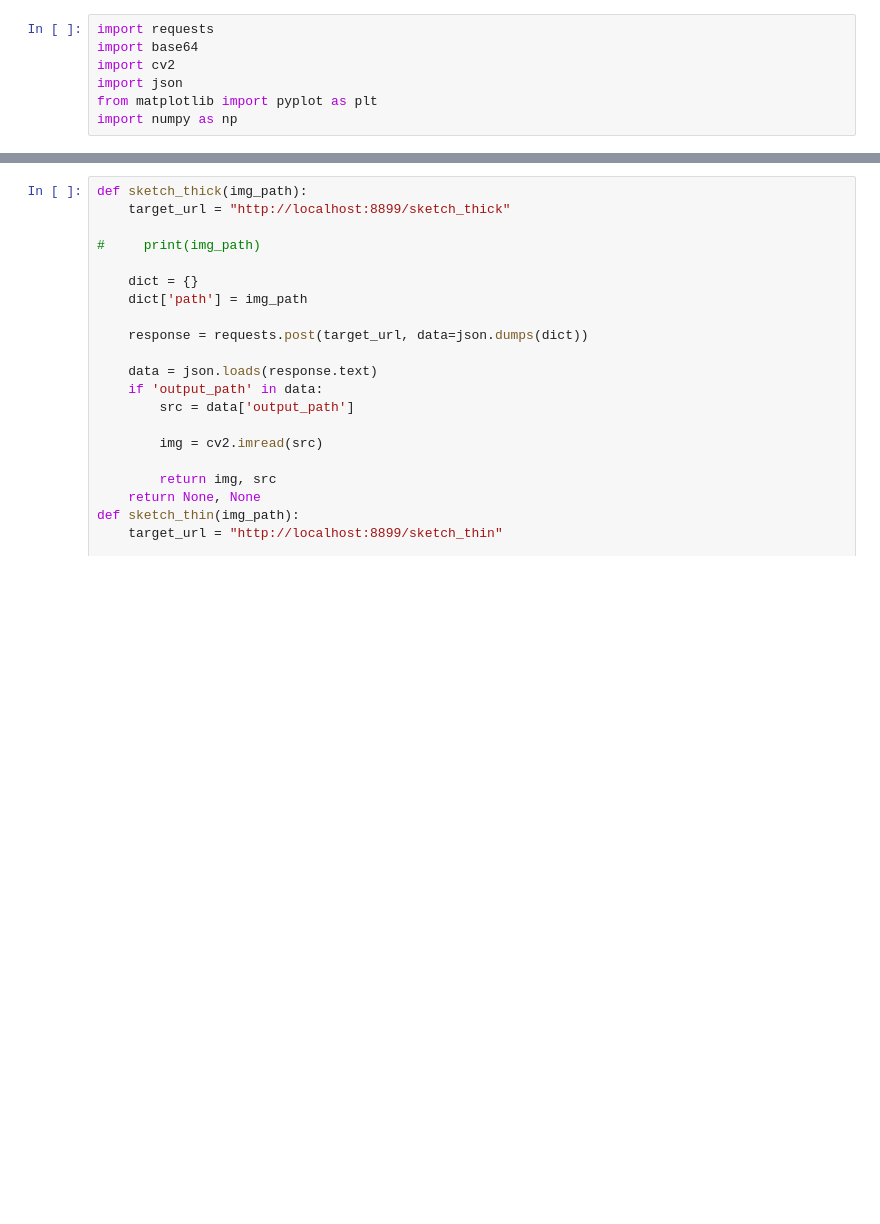
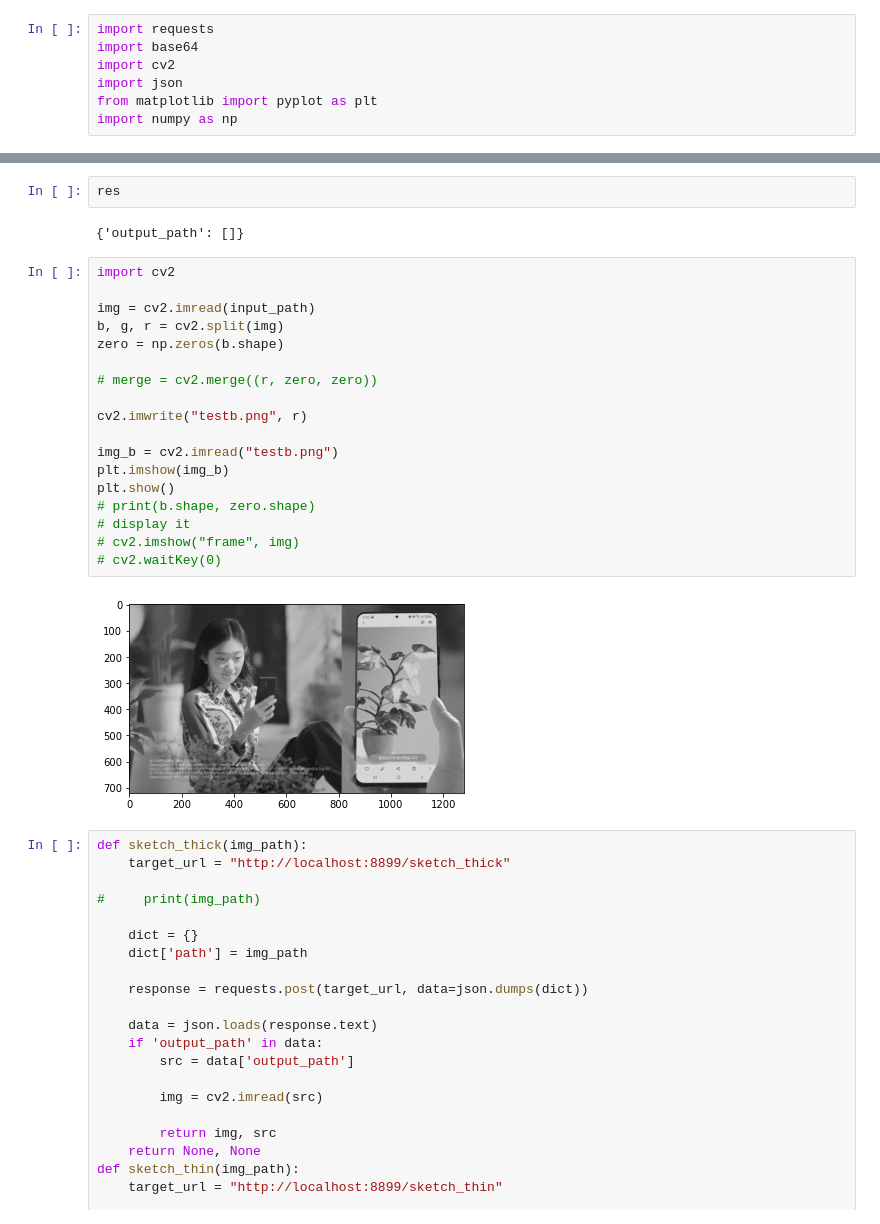
Before and after one commit to HyeongminMoon/U-2-Net_portrait_sketch, a Jupyter notebook: test_post.ipynb, the cells around one changed output, grey strips where cells are left out. Saved outputs shown, nothing was run; the diff lists cells and outputs as text; blank space fills up the shorter version.

```diff
--- a/test_post.ipynb
+++ b/test_post.ipynb
@@ -8,3 +77,27 @@ import numpy as np
+# %%
+res
+# %% [output]
+{'output_path': []}
+# %%
+import cv2
+
+img = cv2.imread(input_path)
+b, g, r = cv2.split(img)
+zero = np.zeros(b.shape)
+
+# merge = cv2.merge((r, zero, zero))
+
+cv2.imwrite("testb.png", r)
+
+img_b = cv2.imread("testb.png")
+plt.imshow(img_b)
+plt.show()
+# print(b.shape, zero.shape)
+# display it
+# cv2.imshow("frame", img)
+# cv2.waitKey(0)
+# %% [output]
+[figure, added]
 # %%
 def sketch_thick(img_path):
     target_url = "http://localhost:8899/sketch_thick"
```
Also changed, not shown: parts of 23 cells of this notebook, 17 other files.
